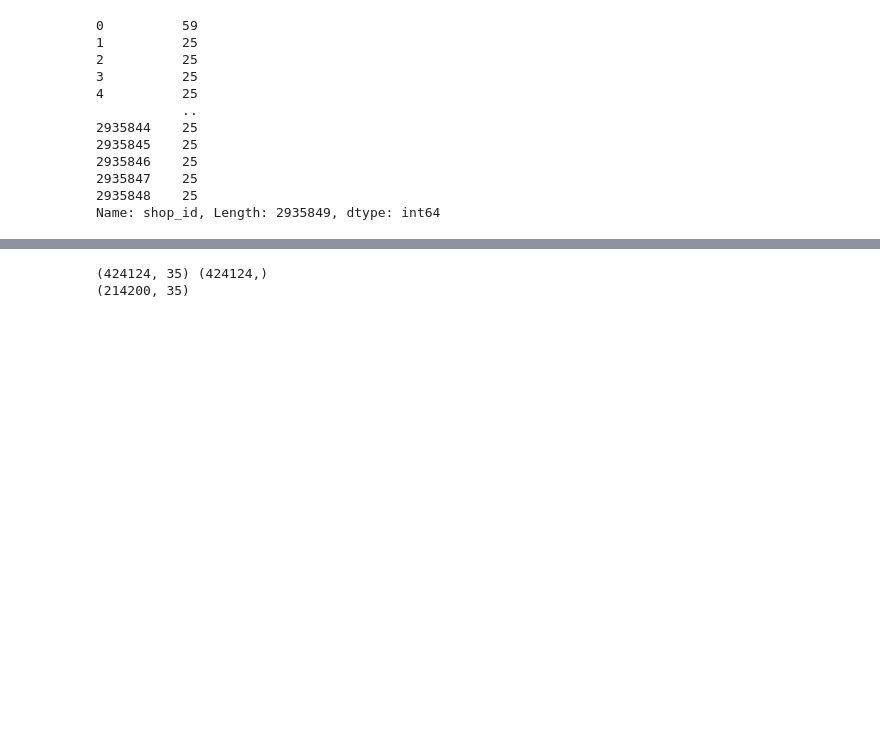
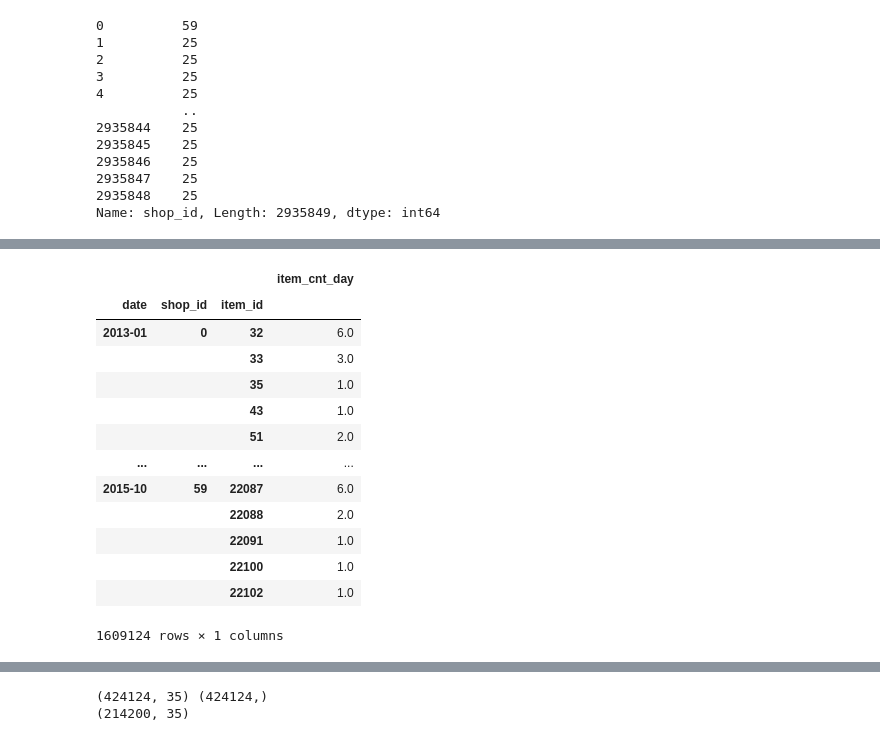
Before and after one commit to chaerui7967/kaggle_predict_future_sale, a Jupyter notebook: RandomForestRegressor.ipynb, the cells around one changed output, grey strips where cells are left out. Drawn from its saved outputs; the diff is of its cells as text; code cells hidden in the pictures; blank space fills up the shorter version.

```diff
--- a/RandomForestRegressor.ipynb
+++ b/RandomForestRegressor.ipynb
@@ -122,0 +124,17 @@ X_t.head()
+# %%
+X
+# %% [output]
+|  |  |  | item_cnt_day |
+| date | shop_id | item_id |  |
+| 2013-01 | 0 | 32 | 6.0 |
+|  |  | 33 | 3.0 |
+|  |  | 35 | 1.0 |
+|  |  | 43 | 1.0 |
+|  |  | 51 | 2.0 |
+| ... | ... | ... | ... |
+| 2015-10 | 59 | 22087 | 6.0 |
+|  |  | 22088 | 2.0 |
+|  |  | 22091 | 1.0 |
+|  |  | 22100 | 1.0 |
+|  |  | 22102 | 1.0 |
+1609124 rows × 1 columns
```
Also changed, not shown: parts of 31 cells of this notebook, 1 other file.
